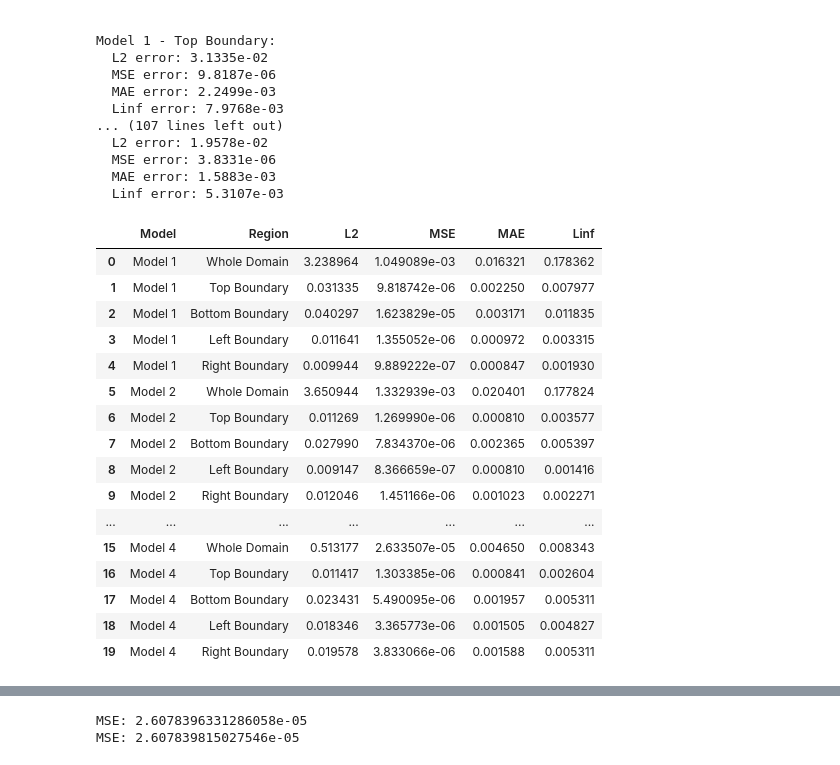
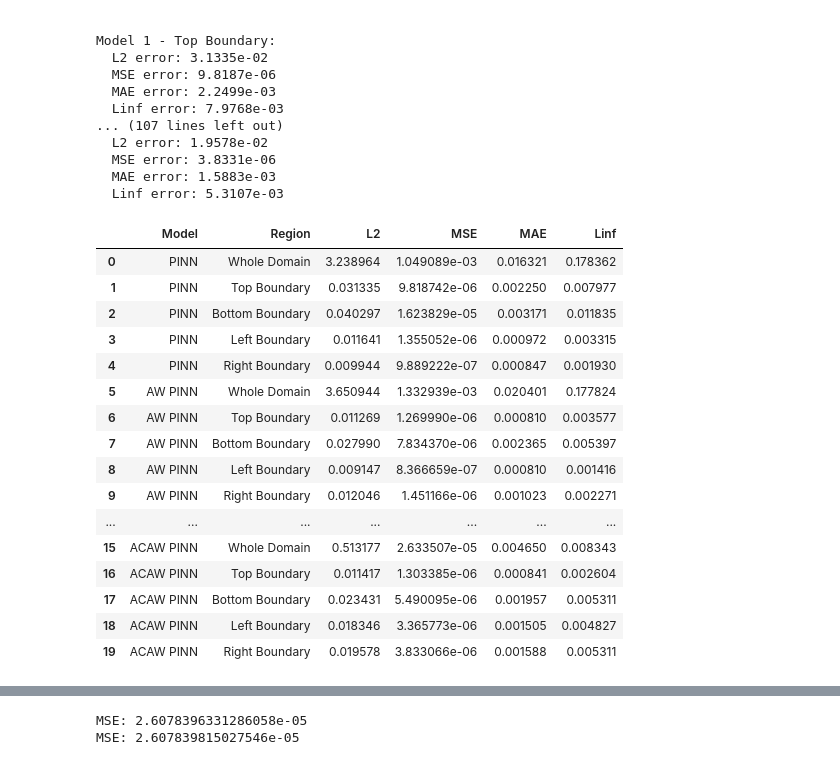
Before and after one commit to Mohammed-khlifi/NeuralPDE-Solver, a Jupyter notebook: main.ipynb, the cells around one changed output, grey strips where cells are left out. Drawn from its saved outputs; the diff is of its cells as text; code cells hidden in the pictures.

```diff
--- a/main.ipynb
+++ b/main.ipynb
@@ -949,51 +870,51 @@ inputs = torch.cat([x.unsqueeze(-1), y.unsqueeze(-1)], dim=-1)
 # Obtain predictions from your models (replace with your actual model calls)
 u_pred         = model_2D(inputs).squeeze()
 AW_u_pred      = AW_model_2D(inputs).squeeze()
 AC_u_pred      = AC_model_2D(inputs).squeeze()
 ACAW_u_pred_2  = AWAC_model_2D(inputs).squeeze()
 
 # Ground truth and any exact forcing term if needed
 u_exact = u_exact_2d(x, y).squeeze()
 # f_exact = f_2d(x, y)  # if needed
 
 # Define boundary extraction functions
 boundaries = {
     "Top Boundary":    lambda u: u[0, :],
     "Bottom Boundary": lambda u: u[-1, :],
     "Left Boundary":   lambda u: u[:, 0],
     "Right Boundary":  lambda u: u[:, -1]
 }
 
 # Create a list to collect results
 results = []
 
 # Evaluate each model and collect metrics into the results list
-evaluate_model_df(u_pred, u_exact, "Model 1", results, boundaries)
-evaluate_model_df(AW_u_pred, u_exact, "Model 2", results, boundaries)
-evaluate_model_df(AC_u_pred, u_exact, "Model 3", results, boundaries)
-evaluate_model_df(ACAW_u_pred_2, u_exact, "Model 4", results, boundaries)
+evaluate_model_df(u_pred, u_exact, "PINN", results, boundaries)
+evaluate_model_df(AW_u_pred, u_exact, "AW PINN", results, boundaries)
+evaluate_model_df(AC_u_pred, u_exact, "AC PINN", results, boundaries)
+evaluate_model_df(ACAW_u_pred_2, u_exact, "ACAW PINN", results, boundaries)
 
 # Create a DataFrame from the results list
 df = pd.DataFrame(results)
 
 # Optionally, display the DataFrame nicely
 df
 # %% [output]
 |  | Model | Region | L2 | MSE | MAE | Linf |
-| 0 | Model 1 | Whole Domain | 3.238964 | 1.049089e-03 | 0.016321 | 0.178362 |
-| 1 | Model 1 | Top Boundary | 0.031335 | 9.818742e-06 | 0.002250 | 0.007977 |
-| 2 | Model 1 | Bottom Boundary | 0.040297 | 1.623829e-05 | 0.003171 | 0.011835 |
-| 3 | Model 1 | Left Boundary | 0.011641 | 1.355052e-06 | 0.000972 | 0.003315 |
-| 4 | Model 1 | Right Boundary | 0.009944 | 9.889222e-07 | 0.000847 | 0.001930 |
-| 5 | Model 2 | Whole Domain | 3.650944 | 1.332939e-03 | 0.020401 | 0.177824 |
-| 6 | Model 2 | Top Boundary | 0.011269 | 1.269990e-06 | 0.000810 | 0.003577 |
-| 7 | Model 2 | Bottom Boundary | 0.027990 | 7.834370e-06 | 0.002365 | 0.005397 |
-| 8 | Model 2 | Left Boundary | 0.009147 | 8.366659e-07 | 0.000810 | 0.001416 |
-| 9 | Model 2 | Right Boundary | 0.012046 | 1.451166e-06 | 0.001023 | 0.002271 |
+| 0 | PINN | Whole Domain | 3.238964 | 1.049089e-03 | 0.016321 | 0.178362 |
+| 1 | PINN | Top Boundary | 0.031335 | 9.818742e-06 | 0.002250 | 0.007977 |
+| 2 | PINN | Bottom Boundary | 0.040297 | 1.623829e-05 | 0.003171 | 0.011835 |
+| 3 | PINN | Left Boundary | 0.011641 | 1.355052e-06 | 0.000972 | 0.003315 |
+| 4 | PINN | Right Boundary | 0.009944 | 9.889222e-07 | 0.000847 | 0.001930 |
+| 5 | AW PINN | Whole Domain | 3.650944 | 1.332939e-03 | 0.020401 | 0.177824 |
+| 6 | AW PINN | Top Boundary | 0.011269 | 1.269990e-06 | 0.000810 | 0.003577 |
+| 7 | AW PINN | Bottom Boundary | 0.027990 | 7.834370e-06 | 0.002365 | 0.005397 |
+| 8 | AW PINN | Left Boundary | 0.009147 | 8.366659e-07 | 0.000810 | 0.001416 |
+| 9 | AW PINN | Right Boundary | 0.012046 | 1.451166e-06 | 0.001023 | 0.002271 |
 | ... | ... | ... | ... | ... | ... | ... |
-| 15 | Model 4 | Whole Domain | 0.513177 | 2.633507e-05 | 0.004650 | 0.008343 |
-| 16 | Model 4 | Top Boundary | 0.011417 | 1.303385e-06 | 0.000841 | 0.002604 |
-| 17 | Model 4 | Bottom Boundary | 0.023431 | 5.490095e-06 | 0.001957 | 0.005311 |
-| 18 | Model 4 | Left Boundary | 0.018346 | 3.365773e-06 | 0.001505 | 0.004827 |
-| 19 | Model 4 | Right Boundary | 0.019578 | 3.833066e-06 | 0.001588 | 0.005311 |
+| 15 | ACAW PINN | Whole Domain | 0.513177 | 2.633507e-05 | 0.004650 | 0.008343 |
+| 16 | ACAW PINN | Top Boundary | 0.011417 | 1.303385e-06 | 0.000841 | 0.002604 |
+| 17 | ACAW PINN | Bottom Boundary | 0.023431 | 5.490095e-06 | 0.001957 | 0.005311 |
+| 18 | ACAW PINN | Left Boundary | 0.018346 | 3.365773e-06 | 0.001505 | 0.004827 |
+| 19 | ACAW PINN | Right Boundary | 0.019578 | 3.833066e-06 | 0.001588 | 0.005311 |
 # %%
```
Also changed, not shown: parts of 5 cells of this notebook, 1 other file.
